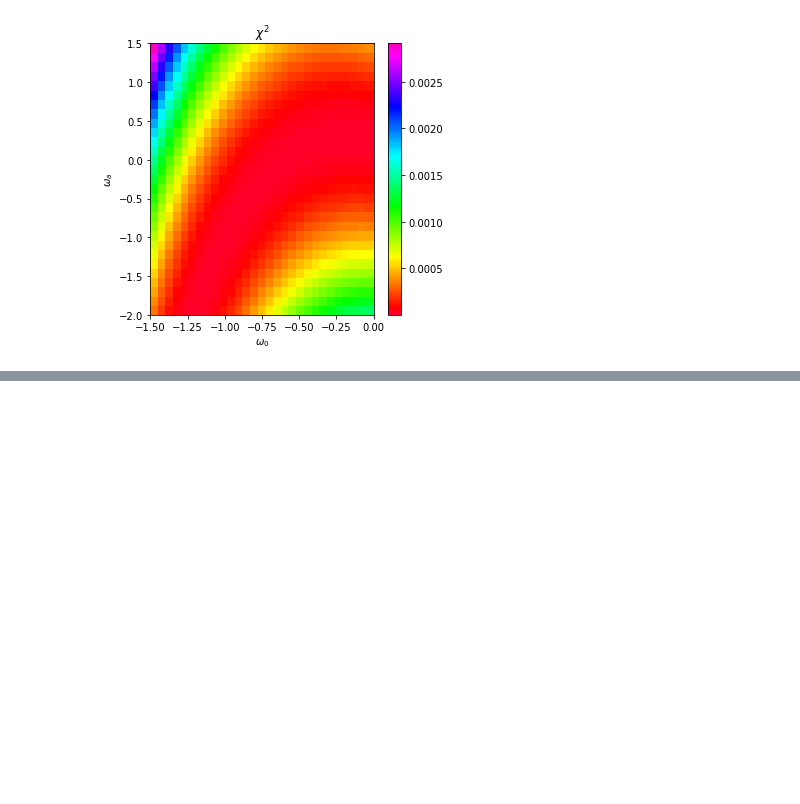
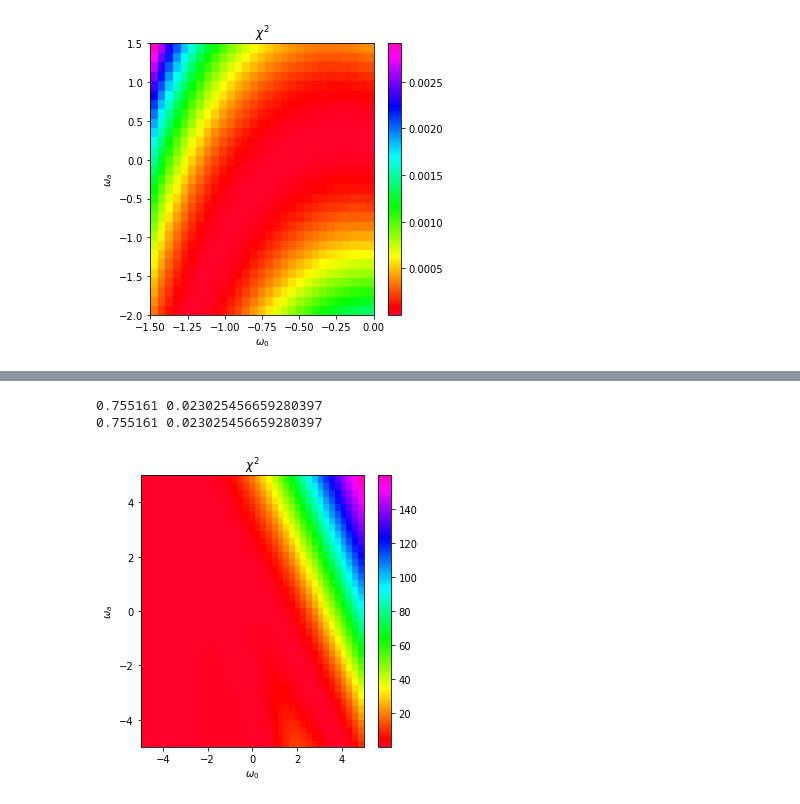
Before and after one commit to JimenaGonzalez/Astro-730, a Jupyter notebook: Analysis-Copy1.ipynb, the cells around one changed output, grey strips where cells are left out. Saved outputs shown, nothing was run; the diff lists cells and outputs as text; code cells hidden in the pictures; blank space fills up the shorter version.

Commit message:
additional systems

```diff
--- a/Analysis-Copy1.ipynb
+++ b/Analysis-Copy1.ipynb
@@ -314,0 +315,47 @@ plt.show()
+# %%
+#Using higher redshifts and faking the experimental data
+#using the best distribution of redshifts: z1 = 2z, z2=1.5 z1, and using a value of theta that
+# produce the predicted beta
+#System 1
+Z_1, theta_11, theta_12 = [0.5, 1, 1.5], [0.869, 0.01, 0.01], [1, 0.01, 0.01]
+sigma_1 = [(theta_11[1] + theta_11[2])/2 , (theta_12[1] + theta_12[2])/2]
+sigma_s1 = 2*theta_11[0]*np.sqrt(sigma_1[0]**2
+                            + (theta_11[0]**2/theta_12[0]**2)*sigma_1[1]**2)/theta_12[0]**2
+beta_1_exp = theta_11[0]**2/theta_12[0]**2
+print(beta_1_exp, sigma_s1)
+#Sytem 2
+Z_2, theta_21, theta_22 = [0.5, 1, 1.5], [0.869, 0.01, 0.01], [1, 0.01, 0.01]
+sigma_2 = [(theta_21[1] + theta_21[2])/2 , (theta_22[1] + theta_22[2])/2]
+sigma_s2 = 2*theta_21[0]*np.sqrt(sigma_2[0]**2
+                            + (theta_21[0]**2/theta_22[0]**2)*sigma_2[1]**2)/theta_22[0]**2
+beta_2_exp = theta_21[0]**2/theta_22[0]**2
+print(beta_2_exp, sigma_s2)
+
+ome_0_values = np.linspace(-5, 5, 40)
+ome_a_values = np.linspace(-5, 5, 40)
+chi_squared_values = np.zeros((len(ome_a_values),len(ome_0_values)))
+for i in range(len(ome_a_values)):
+    ome_a = ome_a_values[i]
+    for j in range(len(ome_0_values)):
+        ome_0 = ome_0_values[j]
+        #System 1
+        Ds11, Ds12 = angular_diameter(0, Z_1[1]), angular_diameter(0, Z_1[2])
+        Dls11, Dls12 = angular_diameter(Z_1[0], Z_1[1]), angular_diameter(Z_1[0], Z_1[2])
+        beta_1 = (Dls11*Ds12)/(Dls12*Ds11)
+        #System 2
+        Ds21, Ds22 = angular_diameter(0, Z_2[1]), angular_diameter(0, Z_2[2])
+        Dls21, Dls22 = angular_diameter(Z_2[0], Z_2[1]), angular_diameter(Z_2[0], Z_2[2])
+        beta_2 = (Dls21*Ds22)/(Dls22*Ds21)
+        chi_squared_values[i,j] = chi_squared(beta_1, beta_2)
+xmesh,ymesh=np.meshgrid(ome_0_values,ome_a_values)
+plt.figure(figsize=(5,5))
+plt.pcolormesh(xmesh, ymesh, chi_squared_values, cmap='gist_rainbow')
+plt.title(u'$\chi^2$')
+plt.xlabel(u'$\omega_0$')
+plt.ylabel(u'$\omega_a$')
+plt.colorbar()
+plt.show()
+# %% [output]
+0.755161 0.023025456659280397
+0.755161 0.023025456659280397
+[figure, added]
```
Also changed, not shown: parts of 1 cell of this notebook, 2 other files.
